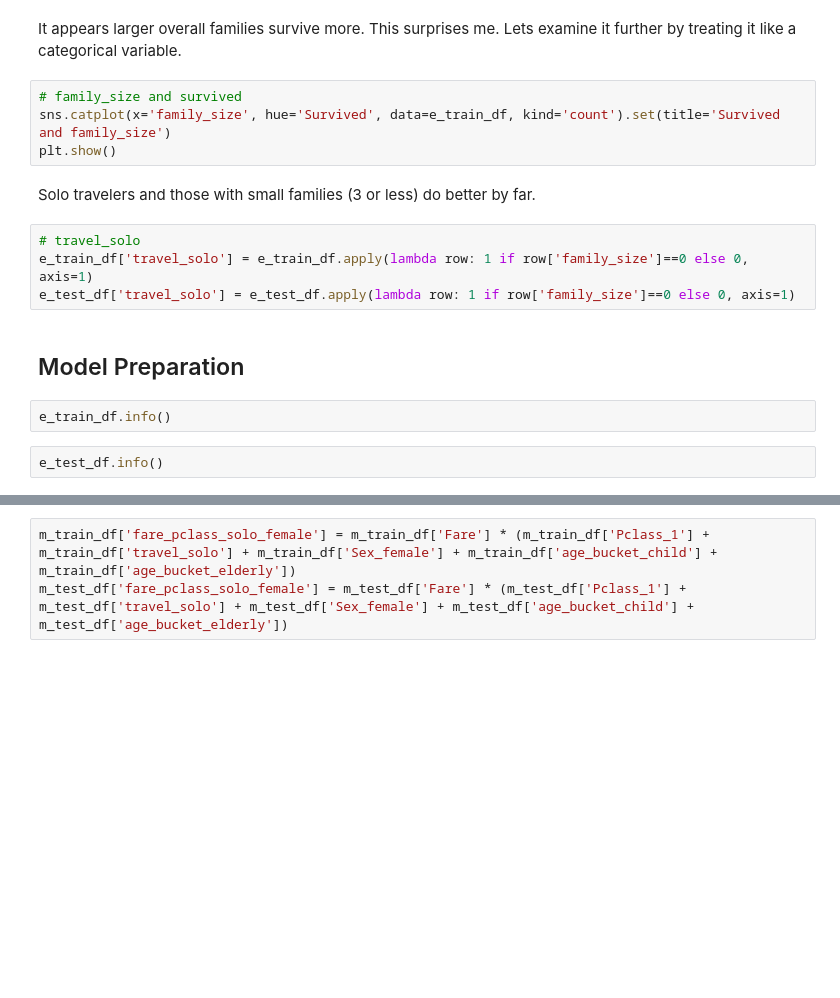
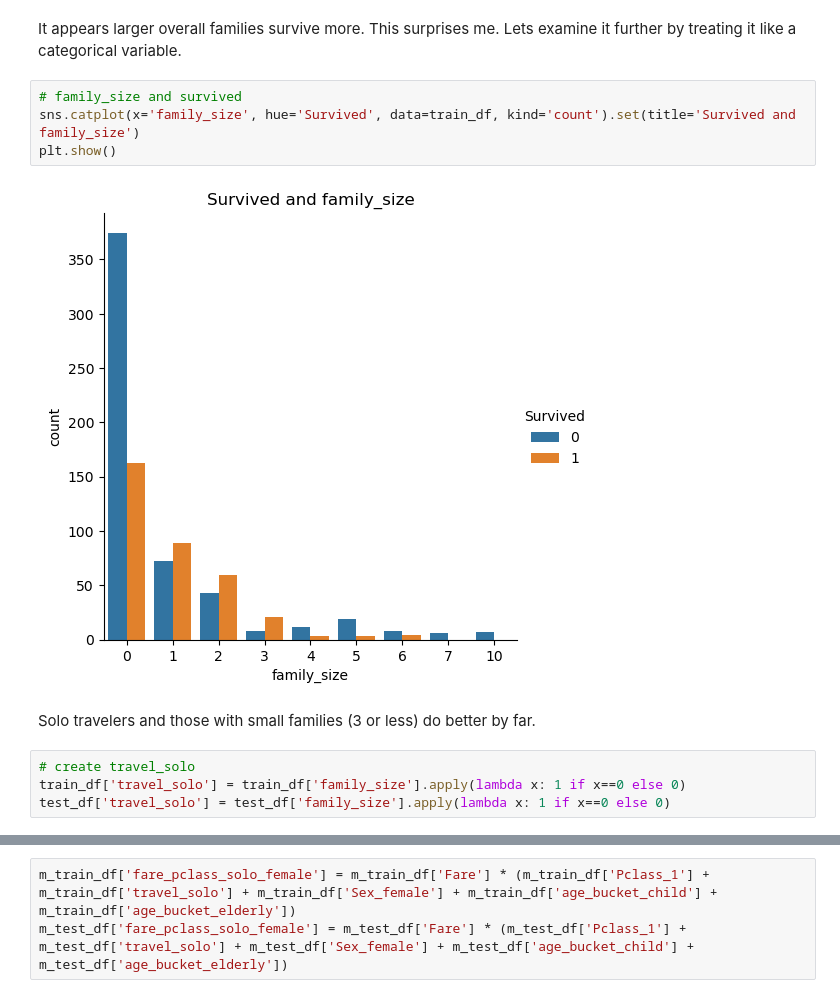
Before and after one commit to levimjoseph/kaggle-public, a Jupyter notebook: titanic-classification.ipynb, the cells around one changed output, grey strips where cells are left out. Cells and saved outputs as stored; diff of their text form; blank space fills up the shorter version.

```diff
--- a/titanic-classification.ipynb
+++ b/titanic-classification.ipynb
@@ -513,17 +518,13 @@ plt.show()
 It appears larger overall families survive more. This surprises me. Lets examine it further by treating it like a categorical variable.
 # %%
 # family_size and survived
-sns.catplot(x='family_size', hue='Survived', data=e_train_df, kind='count').set(title='Survived and family_size')
+sns.catplot(x='family_size', hue='Survived', data=train_df, kind='count').set(title='Survived and family_size')
 plt.show()
+# %% [output]
+[figure, added]
 # %% [markdown]
 Solo travelers and those with small families (3 or less) do better by far.
 # %%
-# travel_solo
-e_train_df['travel_solo'] = e_train_df.apply(lambda row: 1 if row['family_size']==0 else 0, axis=1)
-e_test_df['travel_solo'] = e_test_df.apply(lambda row: 1 if row['family_size']==0 else 0, axis=1)
+# create travel_solo
+train_df['travel_solo'] = train_df['family_size'].apply(lambda x: 1 if x==0 else 0)
+test_df['travel_solo'] = test_df['family_size'].apply(lambda x: 1 if x==0 else 0)
-# %% [markdown]
-## Model Preparation
-# %%
-e_train_df.info()
-# %%
-e_test_df.info()
```
Also changed, not shown: parts of 30 cells of this notebook.
